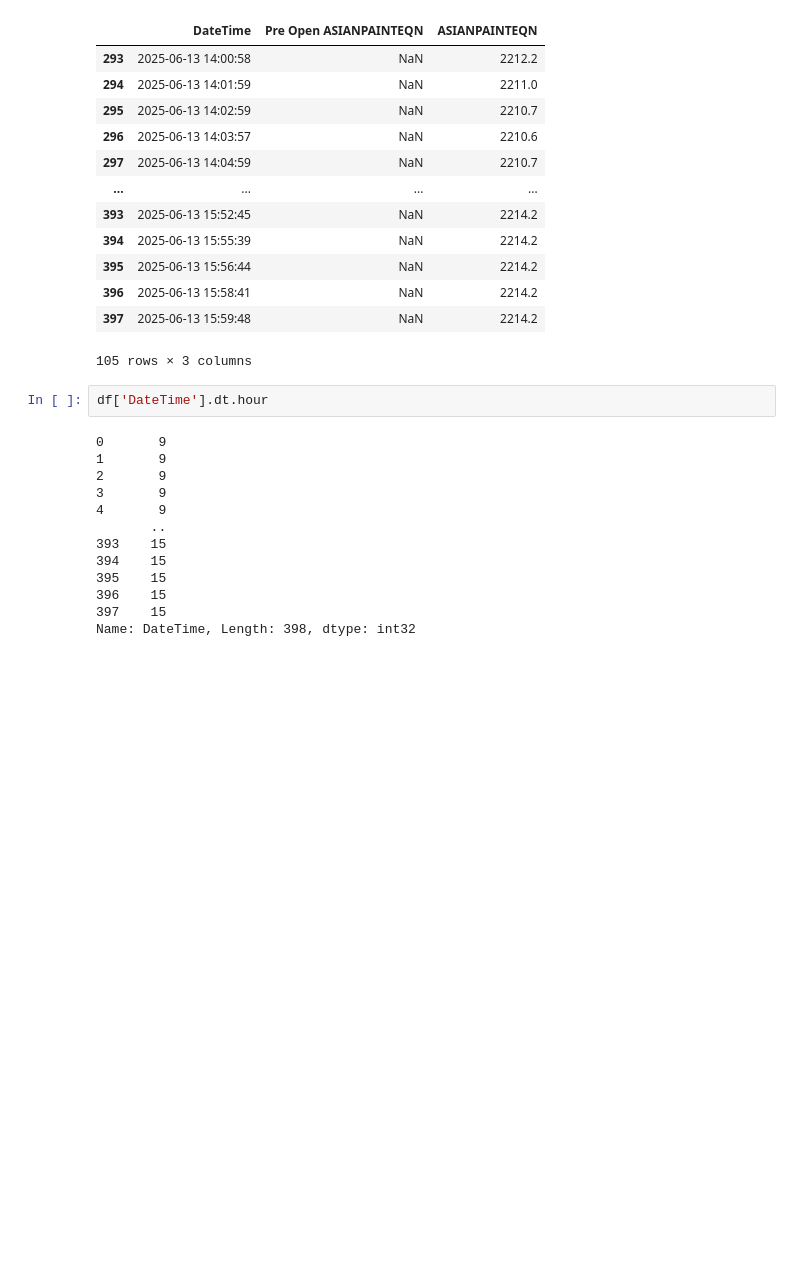
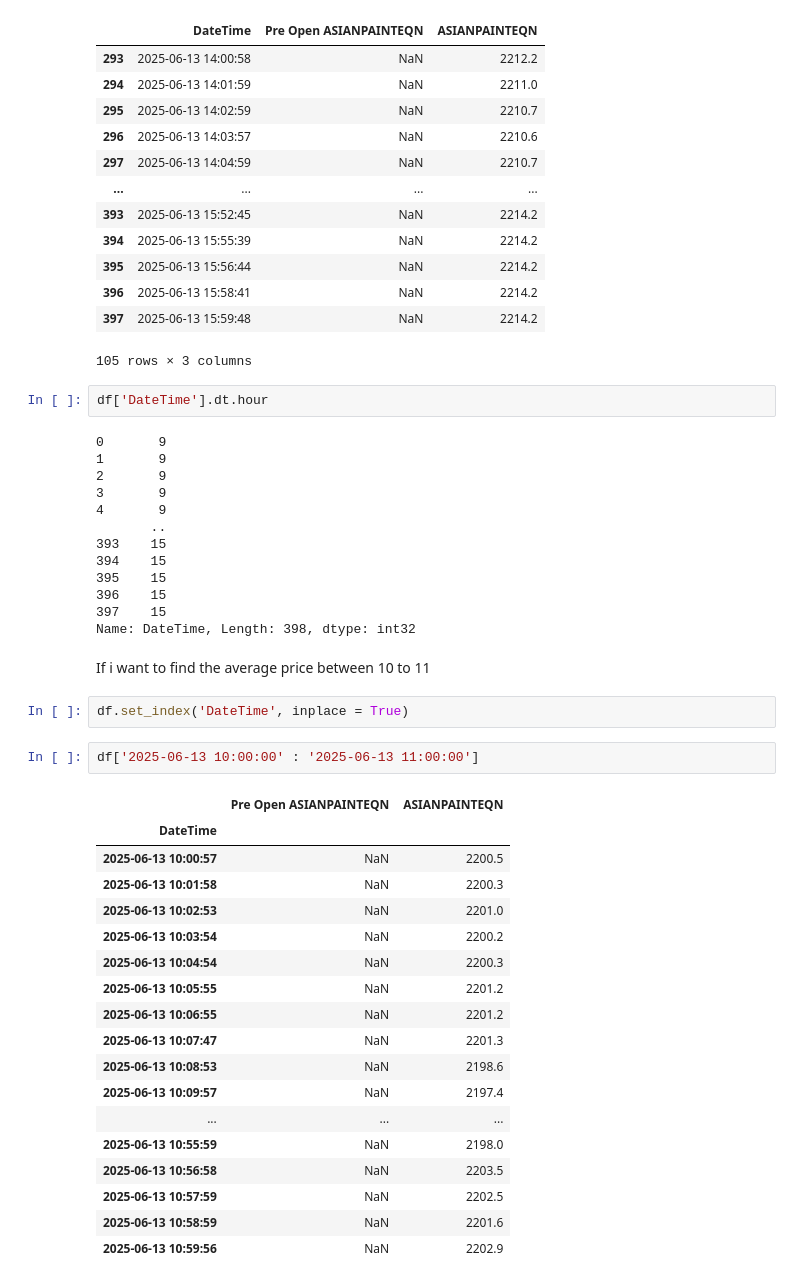
Before and after one commit to PK215012001/Jupyter_notebooks, a Jupyter notebook: Date.ipynb, the cells around one changed output. Saved outputs shown, nothing was run; the diff lists cells and outputs as text; blank space fills up the shorter version.

```diff
--- a/Date.ipynb
+++ b/Date.ipynb
@@ -98,3 +98,28 @@ df['DateTime'].dt.hour
 396    15
 397    15
 Name: DateTime, Length: 398, dtype: int32
+# %% [markdown]
+If i want to find the average price between 10 to 11
+# %%
+df.set_index('DateTime', inplace = True)
+# %%
+df['2025-06-13 10:00:00' : '2025-06-13 11:00:00']
+# %% [output]
+|  | Pre Open ASIANPAINTEQN | ASIANPAINTEQN |
+| DateTime |  |  |
+| 2025-06-13 10:00:57 | NaN | 2200.5 |
+| 2025-06-13 10:01:58 | NaN | 2200.3 |
+| 2025-06-13 10:02:53 | NaN | 2201.0 |
+| 2025-06-13 10:03:54 | NaN | 2200.2 |
+| 2025-06-13 10:04:54 | NaN | 2200.3 |
+| 2025-06-13 10:05:55 | NaN | 2201.2 |
+| 2025-06-13 10:06:55 | NaN | 2201.2 |
+| 2025-06-13 10:07:47 | NaN | 2201.3 |
+| 2025-06-13 10:08:53 | NaN | 2198.6 |
+| 2025-06-13 10:09:57 | NaN | 2197.4 |
+| ... | ... | ... |
+| 2025-06-13 10:55:59 | NaN | 2198.0 |
+| 2025-06-13 10:56:58 | NaN | 2203.5 |
+| 2025-06-13 10:57:59 | NaN | 2202.5 |
+| 2025-06-13 10:58:59 | NaN | 2201.6 |
+| 2025-06-13 10:59:56 | NaN | 2202.9 |
```
Also changed, not shown: parts of 9 cells of this notebook.
